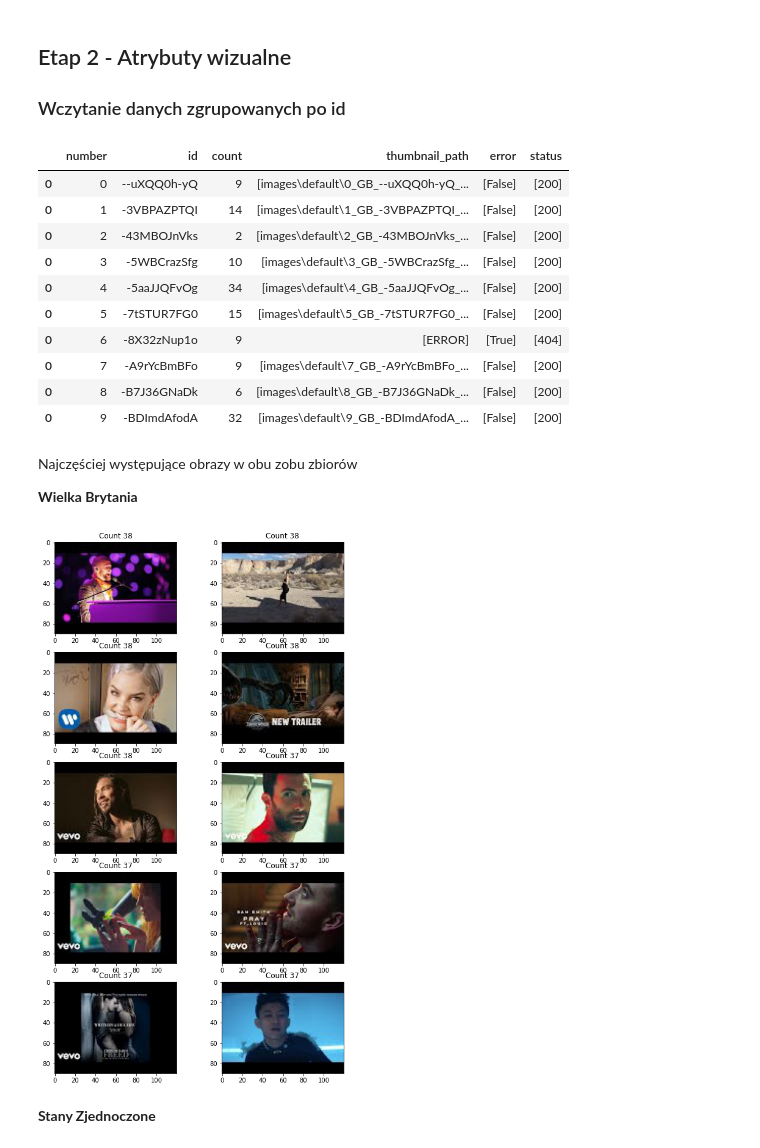
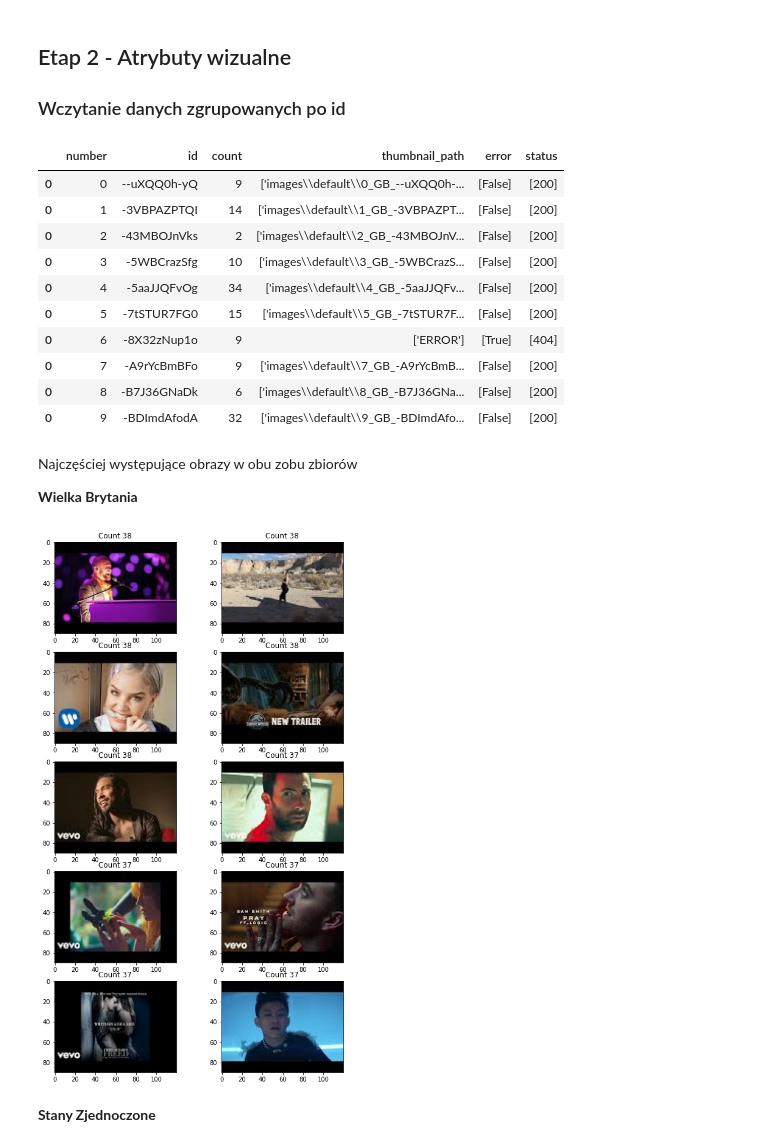
Before and after one commit to DominikKossinski/PED, a Jupyter notebook: PED_2.ipynb, the cells around one changed output. Drawn from its saved outputs; the diff is of its cells as text; code cells hidden in the pictures.

```diff
--- a/PED_2.ipynb
+++ b/PED_2.ipynb
@@ -25,32 +84,32 @@ from tokenizers import Tokenizer, RE_HTTP
 ### Wczytanie danych zgrupowanych po id
 # %%
 data_path = "youtube_grouped_by_id_all_list"
-gb_videos = pd.read_pickle(os.path.join(data_path, "GB_videos_5p.plk"))
-us_videos = pd.read_pickle(os.path.join(data_path, "US_videos_5p.plk"))
+gb_videos = pd.read_csv(os.path.join(data_path, "GB_videos_5p.csv"), sep=";", index_col=0)
+us_videos = pd.read_csv(os.path.join(data_path, "US_videos_5p.csv"), sep=";", index_col=0)
 videos = pd.concat([gb_videos, us_videos])
 videos = videos.rename(columns={"description ":"description"})
 videos.head(10)
 
 size = ImageSize.hqdefault.default
 images_path = os.path.join("images")
-gb_images = pd.read_pickle(os.path.join(images_path, f"GB_{size}.plk"))
-us_images = pd.read_pickle(os.path.join(images_path, f"US_{size}.plk"))
+gb_images = pd.read_csv(os.path.join(images_path, f"GB_{size}.csv"), sep=";", index_col=0)
+us_images = pd.read_csv(os.path.join(images_path, f"US_{size}.csv"), sep=";", index_col=0)
 
 videos_images = pd.concat([gb_images, us_images])
 videos_images = videos_images.rename(columns={"description ":"description"})
 videos_images.head(10)
 # %% [output]
 |  | number | id | count | thumbnail_path | error | status |
-| 0 | 0 | --uXQQ0h-yQ | 9 | [images\default\0_GB_--uXQQ0h-yQ_... | [False] | [200] |
-| 0 | 1 | -3VBPAZPTQI | 14 | [images\default\1_GB_-3VBPAZPTQI_... | [False] | [200] |
-| 0 | 2 | -43MBOJnVks | 2 | [images\default\2_GB_-43MBOJnVks_... | [False] | [200] |
-| 0 | 3 | -5WBCrazSfg | 10 | [images\default\3_GB_-5WBCrazSfg_... | [False] | [200] |
-| 0 | 4 | -5aaJJQFvOg | 34 | [images\default\4_GB_-5aaJJQFvOg_... | [False] | [200] |
-| 0 | 5 | -7tSTUR7FG0 | 15 | [images\default\5_GB_-7tSTUR7FG0_... | [False] | [200] |
-| 0 | 6 | -8X32zNup1o | 9 | [ERROR] | [True] | [404] |
-| 0 | 7 | -A9rYcBmBFo | 9 | [images\default\7_GB_-A9rYcBmBFo_... | [False] | [200] |
-| 0 | 8 | -B7J36GNaDk | 6 | [images\default\8_GB_-B7J36GNaDk_... | [False] | [200] |
-| 0 | 9 | -BDImdAfodA | 32 | [images\default\9_GB_-BDImdAfodA_... | [False] | [200] |
+| 0 | 0 | --uXQQ0h-yQ | 9 | ['images\\default\\0_GB_--uXQQ0h-... | [False] | [200] |
+| 0 | 1 | -3VBPAZPTQI | 14 | ['images\\default\\1_GB_-3VBPAZPT... | [False] | [200] |
+| 0 | 2 | -43MBOJnVks | 2 | ['images\\default\\2_GB_-43MBOJnV... | [False] | [200] |
+| 0 | 3 | -5WBCrazSfg | 10 | ['images\\default\\3_GB_-5WBCrazS... | [False] | [200] |
+| 0 | 4 | -5aaJJQFvOg | 34 | ['images\\default\\4_GB_-5aaJJQFv... | [False] | [200] |
+| 0 | 5 | -7tSTUR7FG0 | 15 | ['images\\default\\5_GB_-7tSTUR7F... | [False] | [200] |
+| 0 | 6 | -8X32zNup1o | 9 | ['ERROR'] | [True] | [404] |
+| 0 | 7 | -A9rYcBmBFo | 9 | ['images\\default\\7_GB_-A9rYcBmB... | [False] | [200] |
+| 0 | 8 | -B7J36GNaDk | 6 | ['images\\default\\8_GB_-B7J36GNa... | [False] | [200] |
+| 0 | 9 | -BDImdAfodA | 32 | ['images\\default\\9_GB_-BDImdAfo... | [False] | [200] |
 # %% [markdown]
 Najczęściej występujące obrazy w obu zobu zbiorów
 
@@ -58,20 +117,20 @@ Najczęściej występujące obrazy w obu zobu zbiorów
 # %%
 n_top = 10
 columns = 2
 
 gb_top = gb_images.nlargest(n_top, "count")
 
 fig, axs = plt.subplots(n_top // columns, columns,figsize=(9,16)) # , gridspec_kw={'height_ratios': [1, 2]}
 for i in range(n_top // 2):
     for j in range(columns):
         index = i * columns + j
-        image_path = gb_top["thumbnail_path"].iloc[index][0]
+        image_path = eval(gb_top["thumbnail_path"].iloc[index])[0]
         count = gb_top["count"].iloc[index]
         image = mpimg.imread(image_path)
         axs[i][j].title.set_text(f"Count {count}")
         axs[i][j].imshow(image)
 # %% [output]
-[figure, old version]
+[figure, new version]
 # %% [markdown]
 **Stany Zjednoczone**
 # %%
```
Also changed, not shown: parts of 67 cells of this notebook, 13 other files.
